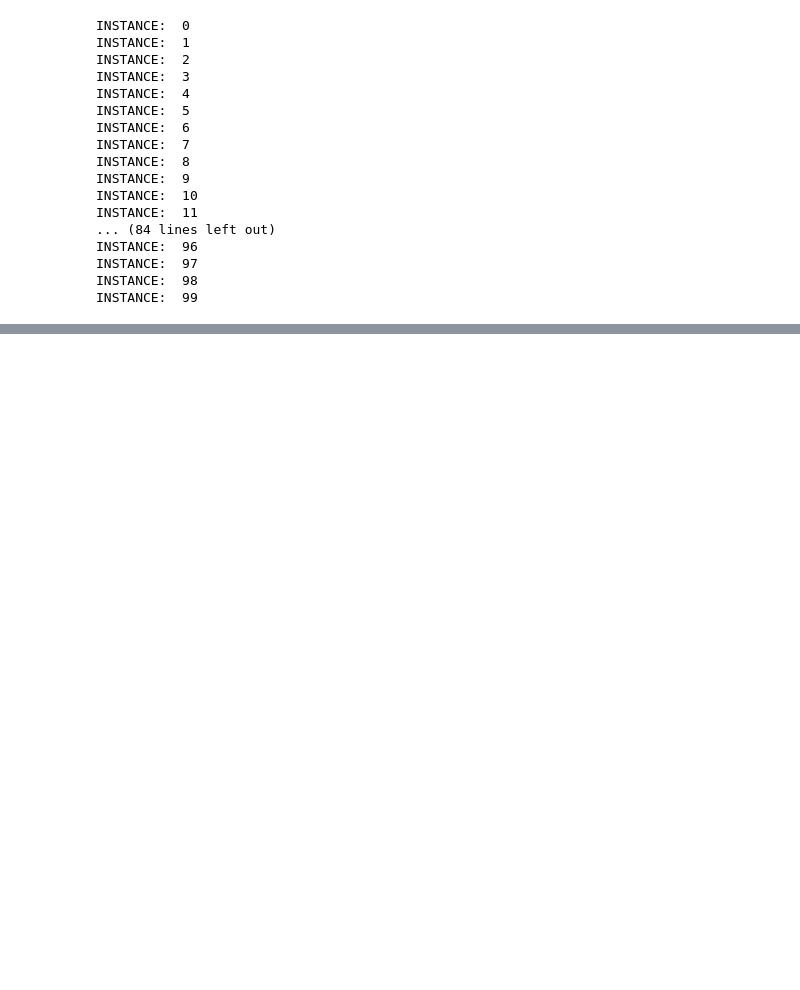
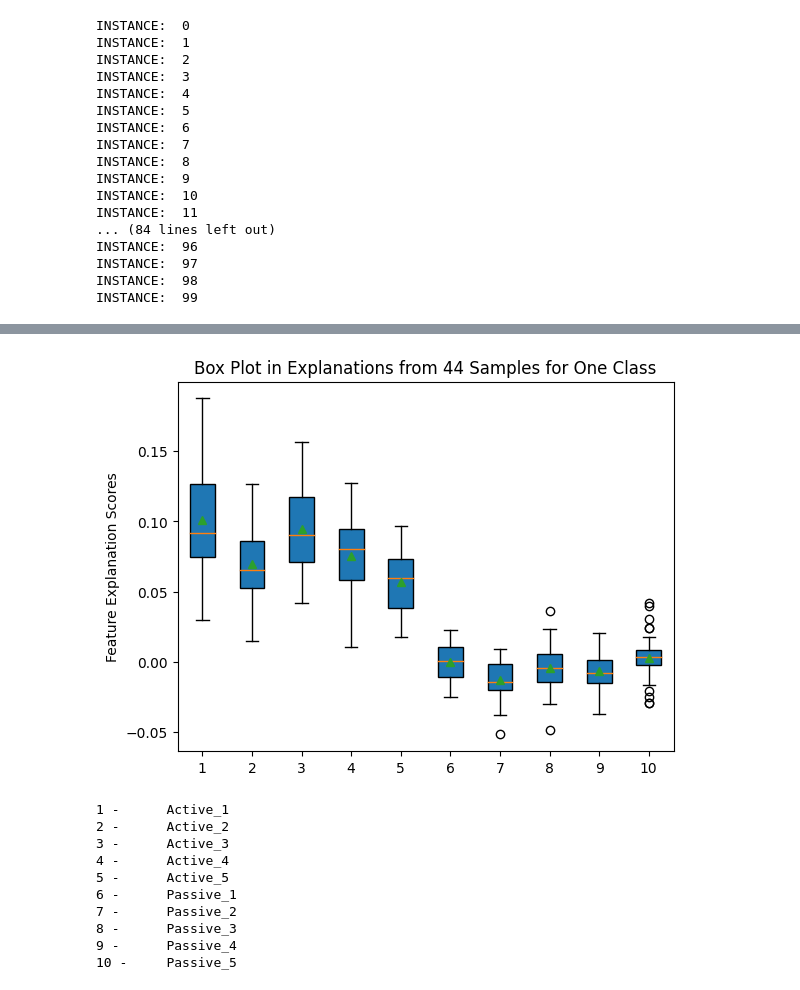
Before and after one commit to Dene-O/MSc_Project, a Jupyter notebook: MSc_project/Project_1/LIME_Test_2_Control_Class.ipynb, the cells around one changed output, grey strips where cells are left out. Cells and saved outputs as stored; diff of their text form; code cells hidden in the pictures; blank space fills up the shorter version.

```diff
--- a/MSc_project/Project_1/LIME_Test_2_Control_Class.ipynb
+++ b/MSc_project/Project_1/LIME_Test_2_Control_Class.ipynb
@@ -300,0 +361,14 @@ One_Stats.Box_Plot()
+# %%
+One_Stats_2.Box_Plot()
+# %% [output]
+[figure, added]
+1 -      Active_1
+2 -      Active_2
+3 -      Active_3
+4 -      Active_4
+5 -      Active_5
+6 -      Passive_1
+7 -      Passive_2
+8 -      Passive_3
+9 -      Passive_4
+10 -     Passive_5
```
Also changed, not shown: parts of 28 cells of this notebook, 2 other files.
